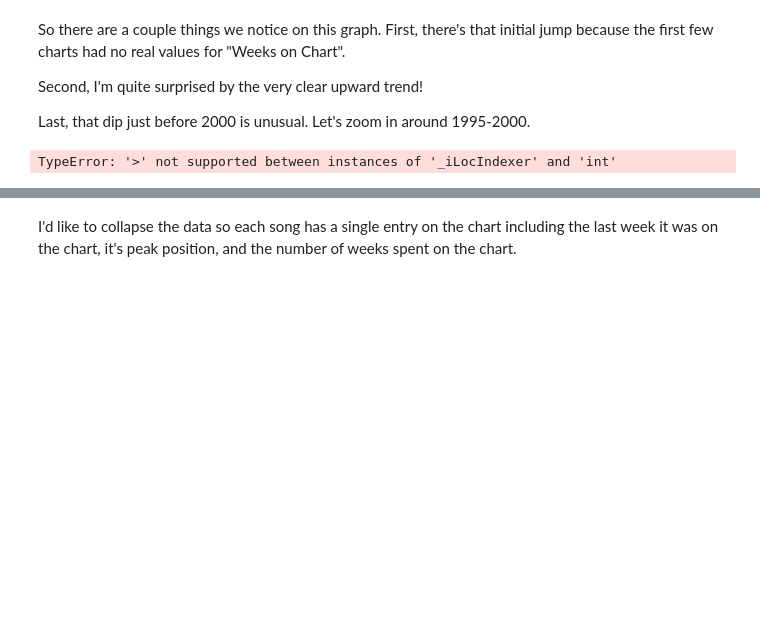
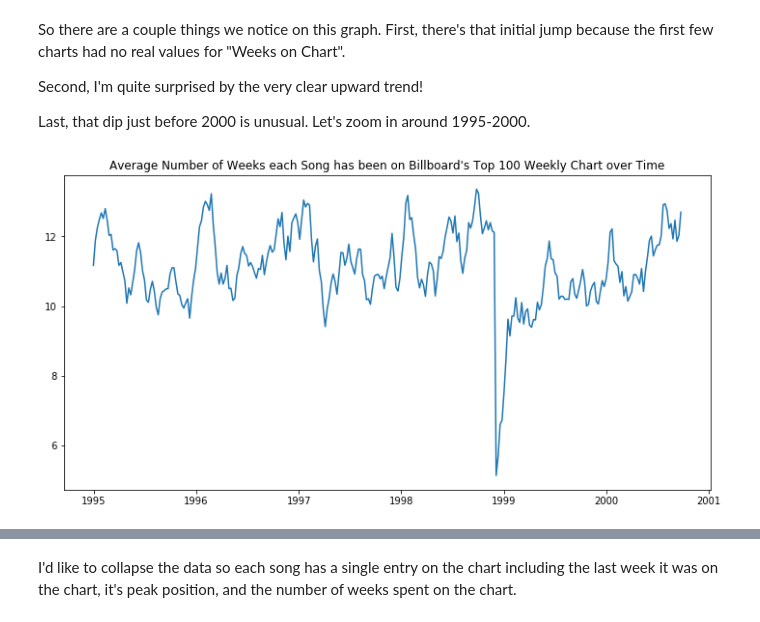
Before and after one commit to RobNewt/Data-Analysis, a Jupyter notebook: Billboard Top 100 (In Progress).ipynb, the cells around one changed output, grey strips where cells are left out. Drawn from its saved outputs; the diff is of its cells as text; code cells hidden in the pictures; blank space fills up the shorter version.

```diff
--- a/Billboard Top 100 (In Progress).ipynb
+++ b/Billboard Top 100 (In Progress).ipynb
@@ -190,11 +190,11 @@ Last, that dip just before 2000 is unusual. Let's zoom in around 1995-2000.
 # %%
 mean = df1.groupby('WeekID').mean().sort_values('WeekID', ascending=True)
 #median = df1.groupby('WeekID').median().sort_values('WeekID', ascending=True)
 #mean.head()
 #mean_zoom = mean[(mean.iloc()) > 1995) & int((mean.iloc())<2000)]
 plt.figure(figsize=(12,6))
 plt.title("Average Number of Weeks each Song has been on Billboard's Top 100 Weekly Chart over Time")
-plt.plot(mean_zoom['Weeks on Chart']);
+plt.plot(mean[1900:2200]['Weeks on Chart']);
 # %% [output]
-TypeError: '>' not supported between instances of '_iLocIndexer' and 'int'
+[figure, added]
 # %%
```
Also changed, not shown: parts of 1 cell of this notebook.
